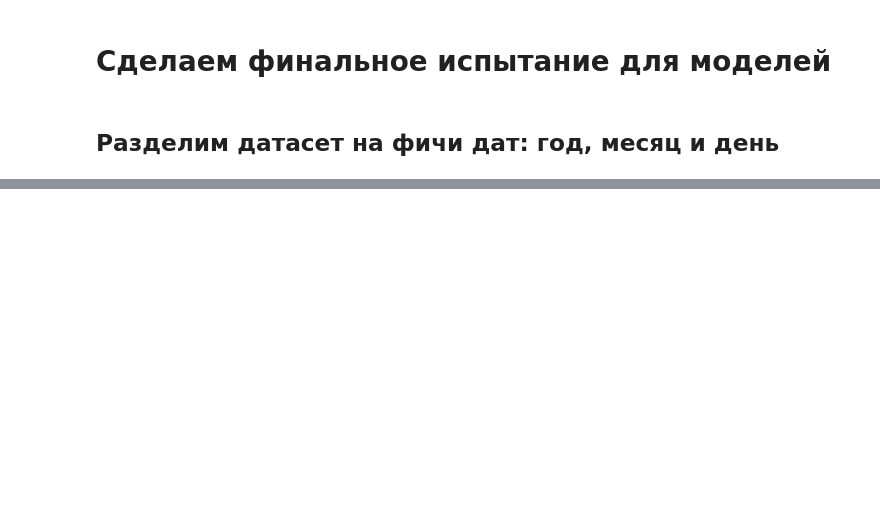
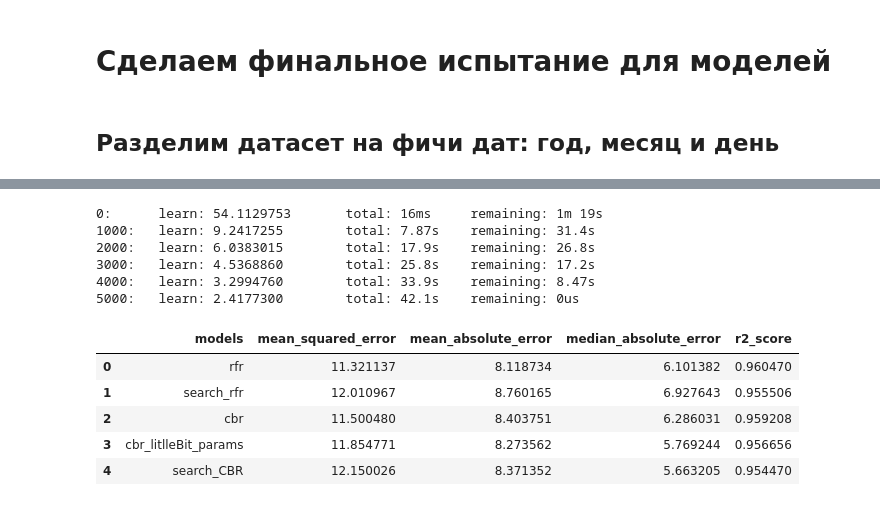
Before and after one commit to llitone/fuel-consumption-prediction, a Jupyter notebook: predictions/predictions_Specific_reference_fuel_consumption_for_vacation.ipynb, the cells around one changed output, grey strips where cells are left out. Cells and saved outputs as stored; diff of their text form; code cells hidden in the pictures; blank space fills up the shorter version.

```diff
--- a/predictions/predictions_Specific_reference_fuel_consumption_for_vacation.ipynb
+++ b/predictions/predictions_Specific_reference_fuel_consumption_for_vacation.ipynb
@@ -371,0 +457,4 @@ r2_score: 0.9791996161152253
+# %%
+cbr_litlleBit_params.fit(X_train, Y_train)
+
+prediction_cbr_litlleBit_params = cbr_litlleBit_params.predict(X_test)
@@ -371,0 +469,55 @@ r2_score: 0.9791996161152253
+# %%
+search_CBR.fit(X_train, Y_train)
+
+prediction_search_CBR = search_CBR.predict(X_test)
+# %% [output]
+0:      learn: 54.1129753       total: 16ms     remaining: 1m 19s
+1000:   learn: 9.2417255        total: 7.87s    remaining: 31.4s
+2000:   learn: 6.0383015        total: 17.9s    remaining: 26.8s
+3000:   learn: 4.5368860        total: 25.8s    remaining: 17.2s
+4000:   learn: 3.2994760        total: 33.9s    remaining: 8.47s
+5000:   learn: 2.4177300        total: 42.1s    remaining: 0us
+# %%
+rfr.fit(X_train, Y_train)
+
+prediction_rfr = rfr.predict(X_test)
+# %%
+search_rfr.fit(X_train, Y_train)
+
+prediction_search_rfr = search_rfr.predict(X_test)
+# %%
+comparison_table = pd.DataFrame(
+    {'models': ['rfr', 'search_rfr', 'cbr', 'cbr_litlleBit_params', 'search_CBR'],
+
+    'mean_squared_error': [math.sqrt(mean_squared_error(Y_test, prediction_rfr)),
+                            math.sqrt(mean_squared_error(Y_test, prediction_search_rfr)),
+                            math.sqrt(mean_squared_error(Y_test, prediction_cbr)),
+                            math.sqrt(mean_squared_error(Y_test, prediction_cbr_litlleBit_params)),
+                            math.sqrt(mean_squared_error(Y_test, prediction_search_CBR))],
+
+    'mean_absolute_error':[mean_absolute_error(Y_test, prediction_rfr),
+                           mean_absolute_error(Y_test, prediction_search_rfr),
+                           mean_absolute_error(Y_test, prediction_cbr),
+                           mean_absolute_error(Y_test, prediction_cbr_litlleBit_params),
+                           mean_absolute_error(Y_test, prediction_search_CBR)],\
+
+    'median_absolute_error': [median_absolute_error(Y_test, prediction_rfr),
+                              median_absolute_error(Y_test, prediction_search_rfr),
+                              median_absolute_error(Y_test, prediction_cbr),
+                              median_absolute_error(Y_test, prediction_cbr_litlleBit_params),
+                              median_absolute_error(Y_test, prediction_search_CBR)],
+
+    'r2_score': [r2_score(Y_test, prediction_rfr),
+                r2_score(Y_test, prediction_search_rfr),
+                r2_score(Y_test, prediction_cbr),
+                r2_score(Y_test, prediction_cbr_litlleBit_params),
+                r2_score(Y_test, prediction_search_CBR)]
+    })
+comparison_table
+# %% [output]
+|  | models | mean_squared_error | mean_absolute_error | median_absolute_error | r2_score |
+| 0 | rfr | 11.321137 | 8.118734 | 6.101382 | 0.960470 |
+| 1 | search_rfr | 12.010967 | 8.760165 | 6.927643 | 0.955506 |
+| 2 | cbr | 11.500480 | 8.403751 | 6.286031 | 0.959208 |
+| 3 | cbr_litlleBit_params | 11.854771 | 8.273562 | 5.769244 | 0.956656 |
+| 4 | search_CBR | 12.150026 | 8.371352 | 5.663205 | 0.954470 |
```
Also changed, not shown: parts of 44 cells of this notebook.
